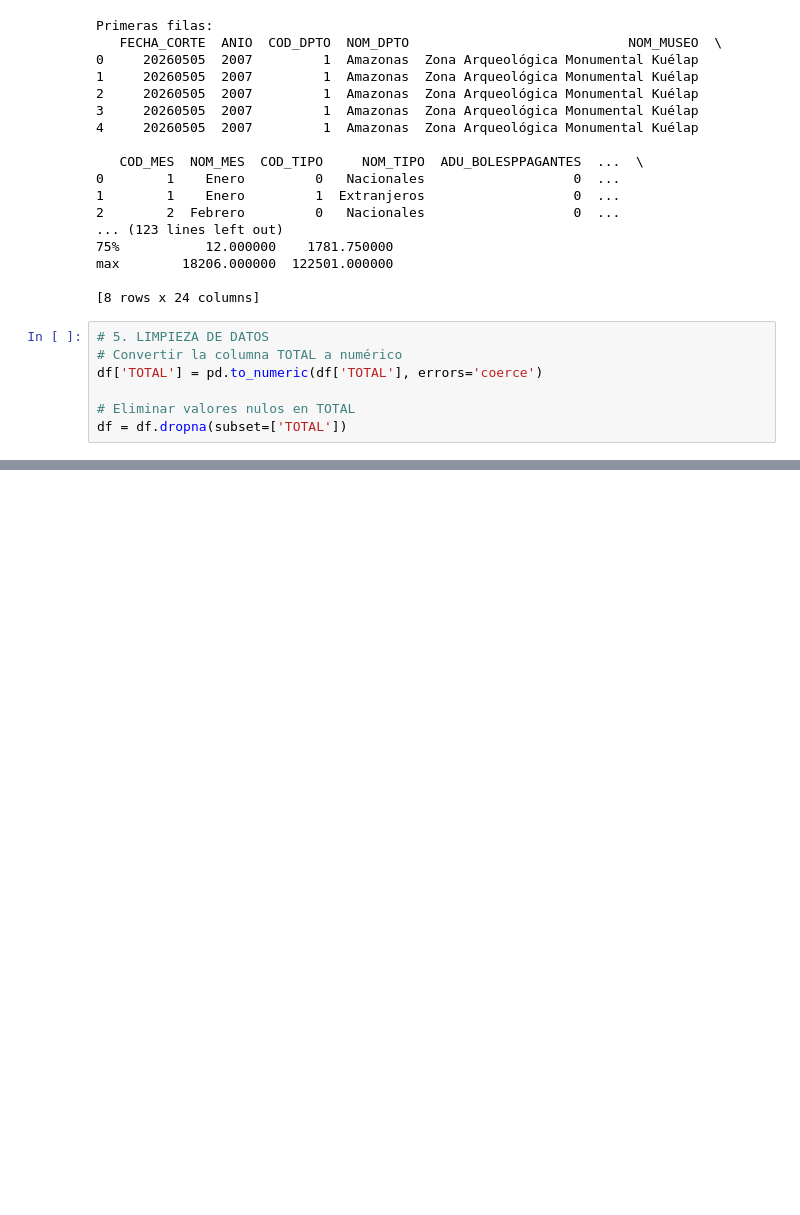
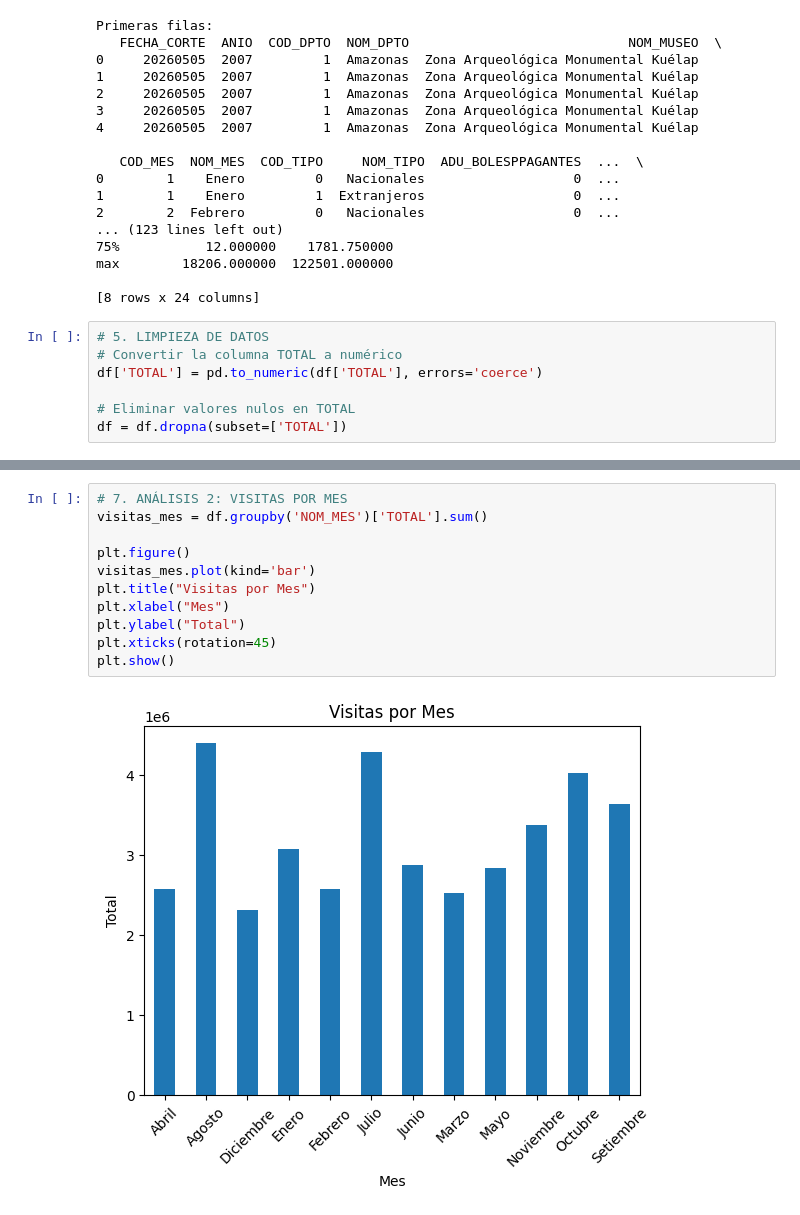
Before and after one commit to Taniice/Analisis-Visitantes-a-Sitios-Arqueologicos, a Jupyter notebook: Analisis_Visitas_a_Sitios_Arqueologicos.ipynb, the cells around one changed output, grey strips where cells are left out. Saved outputs shown, nothing was run; the diff lists cells and outputs as text; blank space fills up the shorter version.

```diff
--- a/Analisis_Visitas_a_Sitios_Arqueologicos.ipynb
+++ b/Analisis_Visitas_a_Sitios_Arqueologicos.ipynb
@@ -61,0 +76,13 @@ df = df.dropna(subset=['TOTAL'])
+# %%
+# 7. ANÁLISIS 2: VISITAS POR MES
+visitas_mes = df.groupby('NOM_MES')['TOTAL'].sum()
+
+plt.figure()
+visitas_mes.plot(kind='bar')
+plt.title("Visitas por Mes")
+plt.xlabel("Mes")
+plt.ylabel("Total")
+plt.xticks(rotation=45)
+plt.show()
+# %% [output]
+[figure, added]
```
Also changed, not shown: parts of 3 cells of this notebook.
